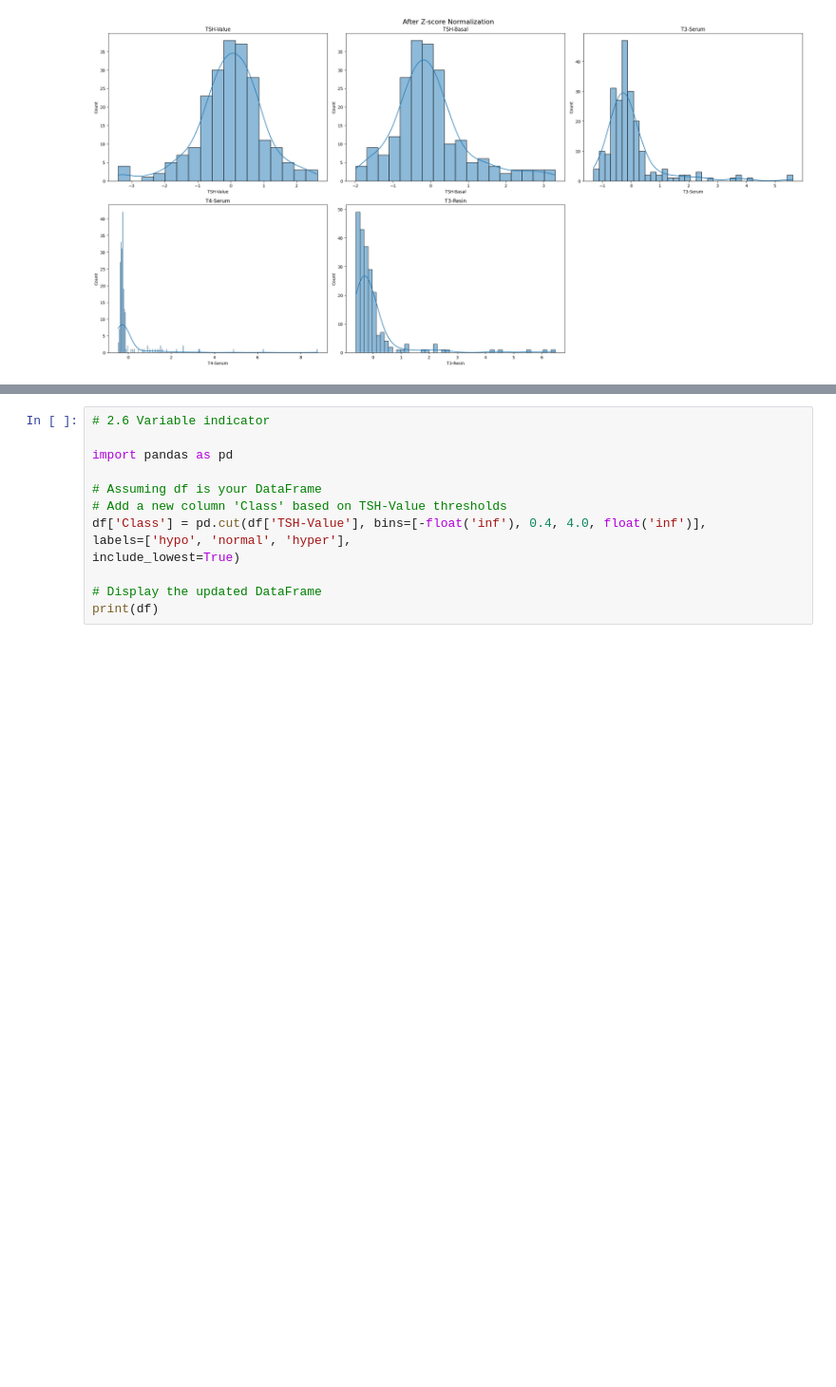
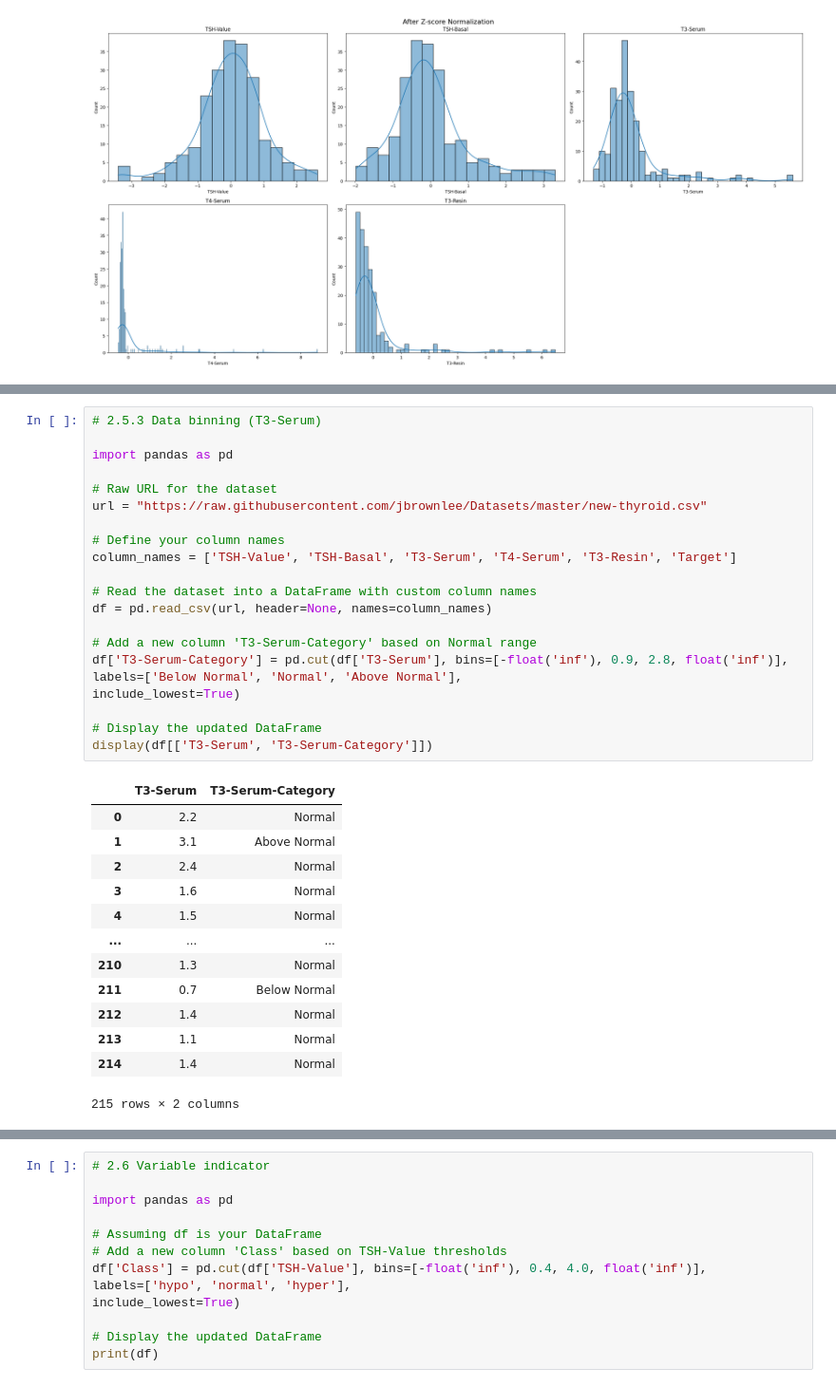
Before and after one commit to LokeRuiKee/CompBioI, a Jupyter notebook: Group 8 Project.ipynb, the cells around one changed output, grey strips where cells are left out. Shown at 95% size. Saved outputs shown, nothing was run; the diff lists cells and outputs as text; blank space fills up the shorter version.

```diff
--- a/Group 8 Project.ipynb
+++ b/Group 8 Project.ipynb
@@ -280,3 +281,38 @@ display(df[['TSH-Basal', 'TSH-Category']])
 | 213 | 4.7 | High |
 | 214 | 5.3 | High |
 215 rows × 2 columns
+# %%
+# 2.5.3 Data binning (T3-Serum)
+
+import pandas as pd
+
+# Raw URL for the dataset
+url = "https://raw.githubusercontent.com/jbrownlee/Datasets/master/new-thyroid.csv"
+
+# Define your column names
+column_names = ['TSH-Value', 'TSH-Basal', 'T3-Serum', 'T4-Serum', 'T3-Resin', 'Target']
+
+# Read the dataset into a DataFrame with custom column names
+df = pd.read_csv(url, header=None, names=column_names)
+
+# Add a new column 'T3-Serum-Category' based on Normal range
+df['T3-Serum-Category'] = pd.cut(df['T3-Serum'], bins=[-float('inf'), 0.9, 2.8, float('inf')],
+labels=['Below Normal', 'Normal', 'Above Normal'],
+include_lowest=True)
+
+# Display the updated DataFrame
+display(df[['T3-Serum', 'T3-Serum-Category']])
+# %% [output]
+|  | T3-Serum | T3-Serum-Category |
+| 0 | 2.2 | Normal |
+| 1 | 3.1 | Above Normal |
+| 2 | 2.4 | Normal |
+| 3 | 1.6 | Normal |
+| 4 | 1.5 | Normal |
+| ... | ... | ... |
+| 210 | 1.3 | Normal |
+| 211 | 0.7 | Below Normal |
+| 212 | 1.4 | Normal |
+| 213 | 1.1 | Normal |
+| 214 | 1.4 | Normal |
+215 rows × 2 columns
```
Also changed, not shown: parts of 12 cells of this notebook.
